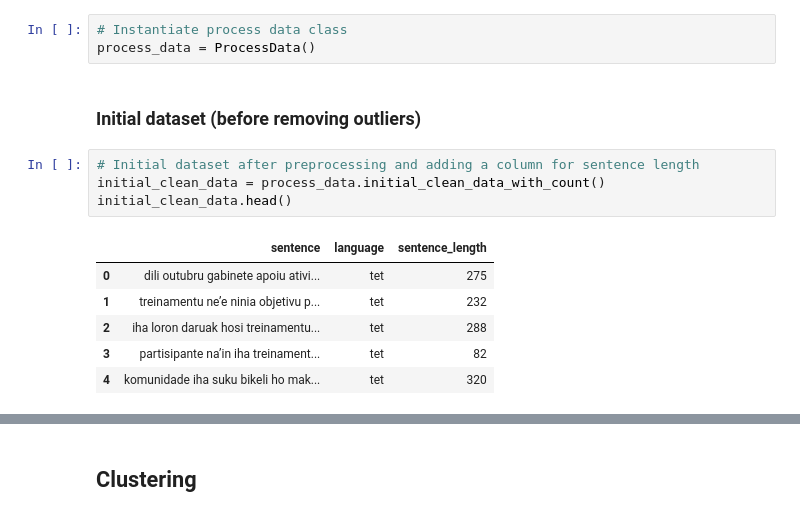
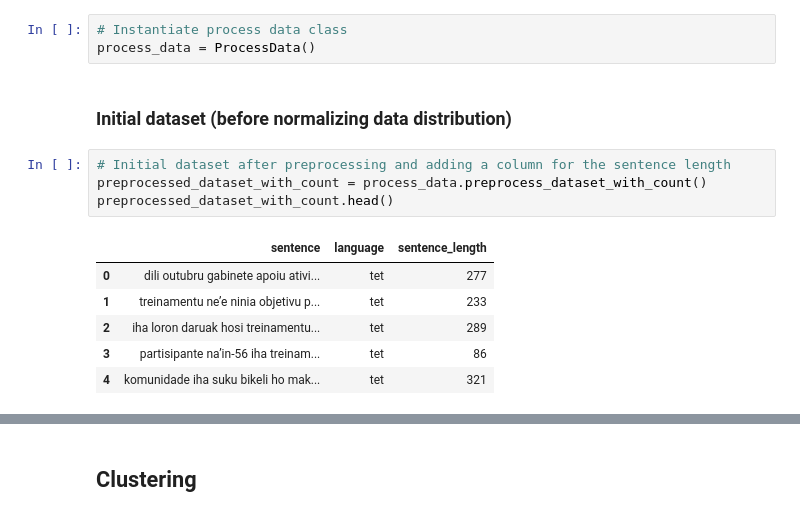
Before and after one commit to gabriel-de-jesus/tetun-lid, a Jupyter notebook: dea.ipynb, the cells around one changed output, grey strips where cells are left out. Saved outputs shown, nothing was run; the diff lists cells and outputs as text.

```diff
--- a/dea.ipynb
+++ b/dea.ipynb
@@ -11,17 +11,17 @@ warnings.filterwarnings("ignore")
 # Instantiate process data class
 process_data = ProcessData()
 # %% [markdown]
-### Initial dataset (before removing outliers)
+### Initial dataset (before normalizing data distribution)
 # %%
-# Initial dataset after preprocessing and adding a column for sentence length
-initial_clean_data = process_data.initial_clean_data_with_count()
-initial_clean_data.head()
+# Initial dataset after preprocessing and adding a column for the sentence length
+preprocessed_dataset_with_count = process_data.preprocess_dataset_with_count()
+preprocessed_dataset_with_count.head()
 # %% [output]
 |  | sentence | language | sentence_length |
-| 0 | dili outubru gabinete apoiu ativi... | tet | 275 |
-| 1 | treinamentu ne’e ninia objetivu p... | tet | 232 |
-| 2 | iha loron daruak hosi treinamentu... | tet | 288 |
-| 3 | partisipante na’in iha treinament... | tet | 82 |
-| 4 | komunidade iha suku bikeli ho mak... | tet | 320 |
+| 0 | dili outubru gabinete apoiu ativi... | tet | 277 |
+| 1 | treinamentu ne’e ninia objetivu p... | tet | 233 |
+| 2 | iha loron daruak hosi treinamentu... | tet | 289 |
+| 3 | partisipante na’in-56 iha treinam... | tet | 86 |
+| 4 | komunidade iha suku bikeli ho mak... | tet | 321 |
 # %%
 # Confirm that the input data is cleaned.
```
Also changed, not shown: parts of 11 cells of this notebook, 14 other files.
